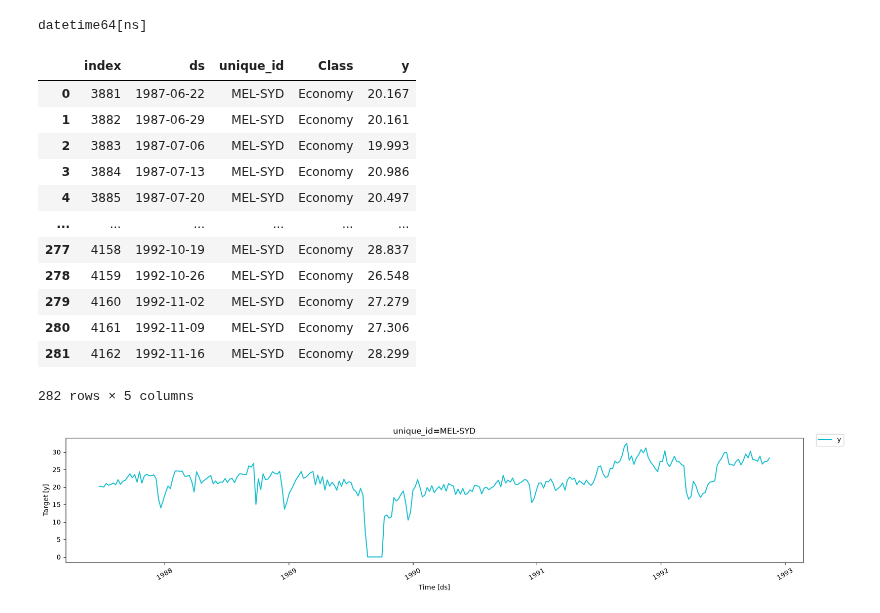
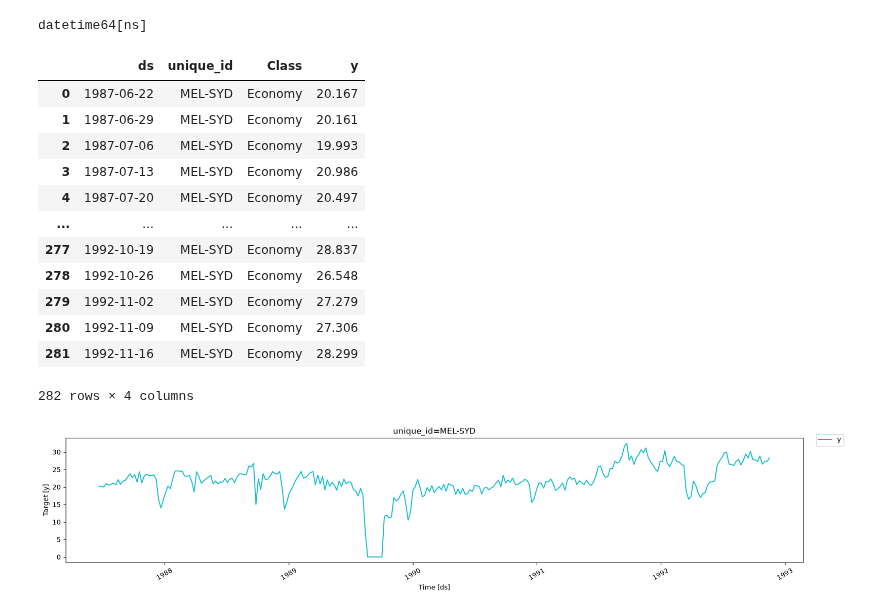
Before and after one commit to Minajamfum/forecasting, a Jupyter notebook: chapter2.ipynb, the cells around one changed output. Drawn from its saved outputs; the diff is of its cells as text; code cells hidden in the pictures.

```diff
--- a/chapter2.ipynb
+++ b/chapter2.ipynb
@@ -43,26 +43,27 @@ datetime64[ns]
 # %%
 melsyd_economy = (
     pd.read_csv("C:\\Users\\dell\\forecasting\\ansett.csv" , parse_dates=["ds"])
     .loc[lambda x: (x["Airports"] == "MEL-SYD")
         & (x["Class"] == "Economy")]
     .rename(columns={"Airports": "unique_id"})
     .assign(y=lambda x: x["y"] / 1000)
-).reset_index()
+).reset_index().drop(columns = ["index"])
+
 melsyd_economy
 # %% [output]
-|  | index | ds | unique_id | Class | y |
-| 0 | 3881 | 1987-06-22 | MEL-SYD | Economy | 20.167 |
-| 1 | 3882 | 1987-06-29 | MEL-SYD | Economy | 20.161 |
-| 2 | 3883 | 1987-07-06 | MEL-SYD | Economy | 19.993 |
-| 3 | 3884 | 1987-07-13 | MEL-SYD | Economy | 20.986 |
-| 4 | 3885 | 1987-07-20 | MEL-SYD | Economy | 20.497 |
-| ... | ... | ... | ... | ... | ... |
-| 277 | 4158 | 1992-10-19 | MEL-SYD | Economy | 28.837 |
-| 278 | 4159 | 1992-10-26 | MEL-SYD | Economy | 26.548 |
-| 279 | 4160 | 1992-11-02 | MEL-SYD | Economy | 27.279 |
-| 280 | 4161 | 1992-11-09 | MEL-SYD | Economy | 27.306 |
-| 281 | 4162 | 1992-11-16 | MEL-SYD | Economy | 28.299 |
+|  | ds | unique_id | Class | y |
+| 0 | 1987-06-22 | MEL-SYD | Economy | 20.167 |
+| 1 | 1987-06-29 | MEL-SYD | Economy | 20.161 |
+| 2 | 1987-07-06 | MEL-SYD | Economy | 19.993 |
+| 3 | 1987-07-13 | MEL-SYD | Economy | 20.986 |
+| 4 | 1987-07-20 | MEL-SYD | Economy | 20.497 |
+| ... | ... | ... | ... | ... |
+| 277 | 1992-10-19 | MEL-SYD | Economy | 28.837 |
+| 278 | 1992-10-26 | MEL-SYD | Economy | 26.548 |
+| 279 | 1992-11-02 | MEL-SYD | Economy | 27.279 |
+| 280 | 1992-11-09 | MEL-SYD | Economy | 27.306 |
+| 281 | 1992-11-16 | MEL-SYD | Economy | 28.299 |
-282 rows × 5 columns
+282 rows × 4 columns
 # %%
 from utilsforecast.plotting import plot_series
 
```
Also changed, not shown: parts of 3 cells of this notebook, 1 other file.
